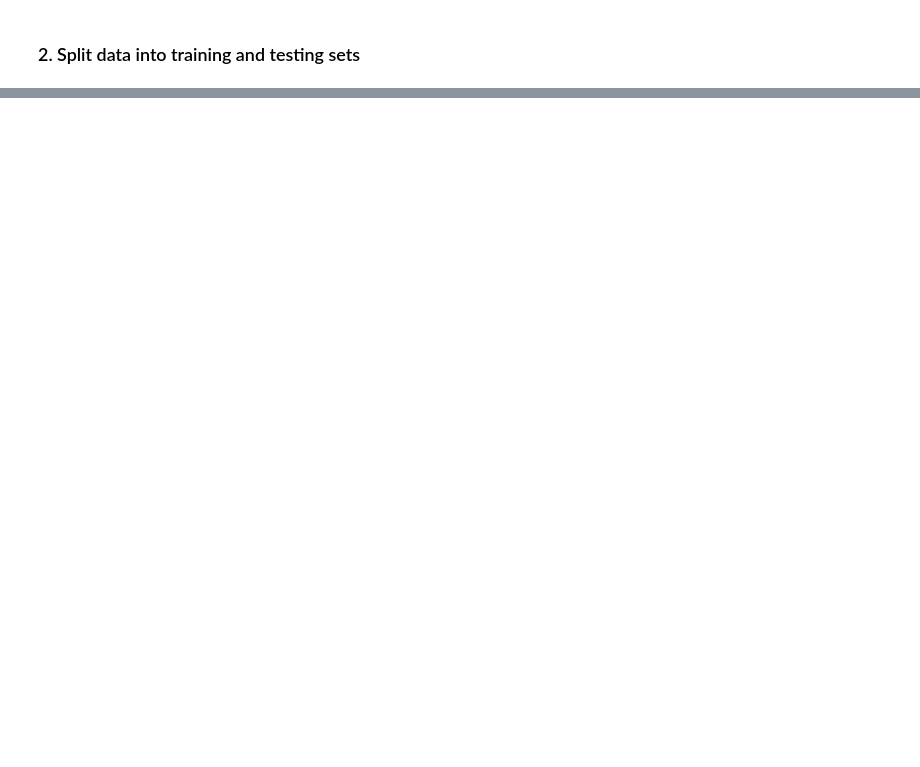
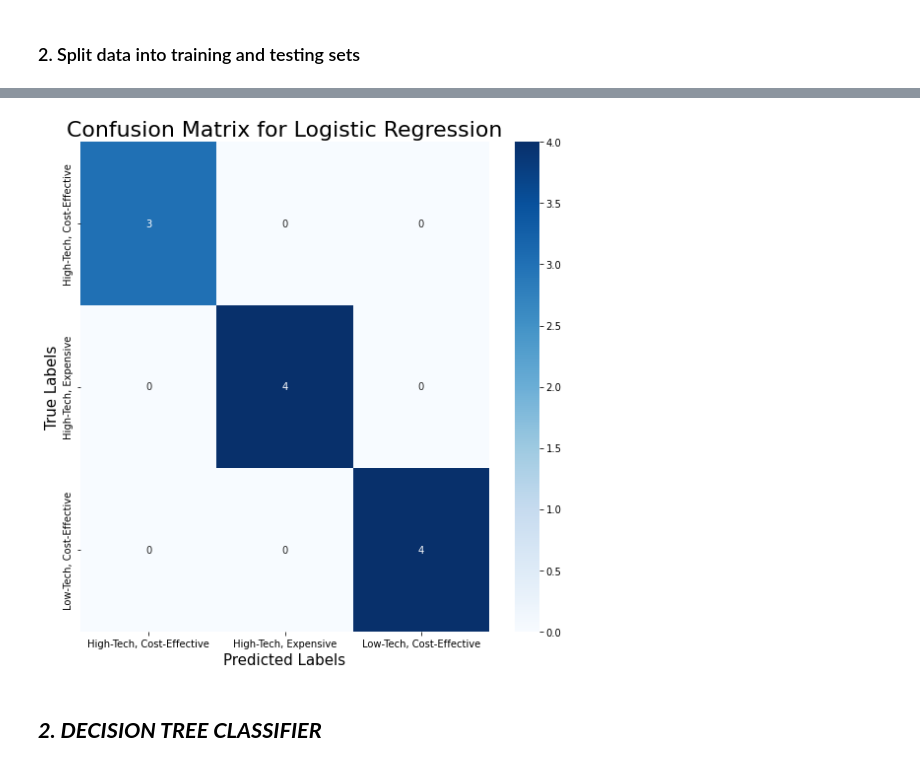
Before and after one commit to Makster04/Phase_3_Project, a Jupyter notebook: Notebook.ipynb, the cells around one changed output, grey strips where cells are left out. Saved outputs shown, nothing was run; the diff lists cells and outputs as text; code cells hidden in the pictures; blank space fills up the shorter version.

```diff
--- a/Notebook.ipynb
+++ b/Notebook.ipynb
@@ -423,12 +520,5 @@ Y2 = df['Financial_Comfort_Index']  # Binary classification (Yes/No)
 # %% [markdown]
 ### 2. Split data into training and testing sets
-# %%
-# Standardize the features
-df_clean = df.select_dtypes(include=['number'])
-X = df_clean.drop(columns=['Tech_Friendly_Index', 'Financial_Comfort_Index'])  # Drop target columns
-scaler = StandardScaler()
-X_scaled = scaler.fit_transform(X)
-
-# Split data into training and testing sets
-X_train, X_test, Y1_train, Y1_test = train_test_split(X_scaled, Y1, test_size=0.2, random_state=42)
-X_train, X_test, Y2_train, Y2_test = train_test_split(X_scaled, Y2, test_size=0.2, random_state=42)
+# %%
+# Step 8: Split the data into training and test sets
+X_train, X_test, y_train, y_test = train_test_split(X, y, test_size=0.2, random_state=42)
@@ -434,0 +565,31 @@ X_train, X_test, Y2_train, Y2_test = train_test_split(X_scaled, Y2, test_size=0.
+# %%
+import matplotlib.pyplot as plt
+import seaborn as sns
+from sklearn.metrics import confusion_matrix
+
+# Step 9: Logistic Regression Model (already trained)
+log_reg = LogisticRegression(max_iter=1000)
+log_reg.fit(X_train, y_train)
+
+# Step 10: Predictions
+y_pred_log_reg = log_reg.predict(X_test)
+
+# Generate the confusion matrix
+cm = confusion_matrix(y_test, y_pred_log_reg)
+
+# Plot the confusion matrix
+plt.figure(figsize=(8, 8))
+sns.heatmap(cm, annot=True, fmt='g', cmap='Blues', xticklabels=label_encoder.classes_, yticklabels=label_encoder.classes_)
+
+# Add labels, title and adjust the layout
+plt.title('Confusion Matrix for Logistic Regression', fontsize=22)
+plt.xlabel('Predicted Labels', fontsize= 15)
+plt.ylabel('True Labels', fontsize= 15)
+plt.tight_layout()
+
+# Show the plot
+plt.show()
+# %% [output]
+[figure, added]
+# %% [markdown]
+## ***2. DECISION TREE CLASSIFIER***
```
Also changed, not shown: parts of 15 cells of this notebook, 5 other files.
